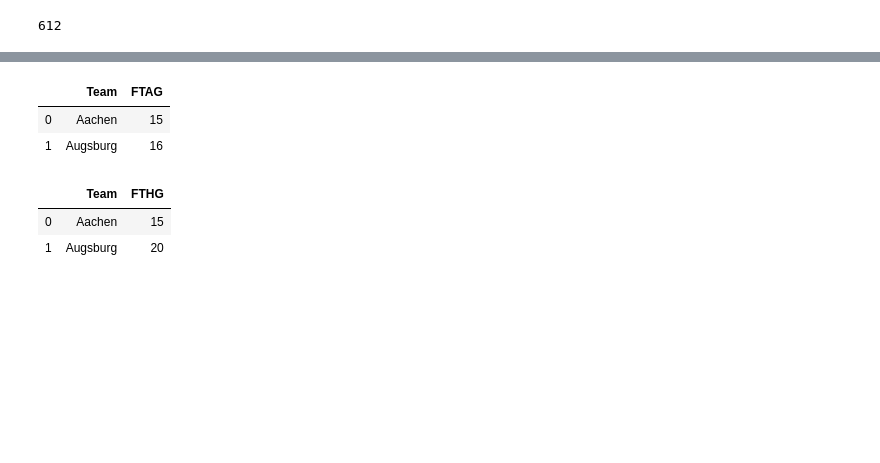
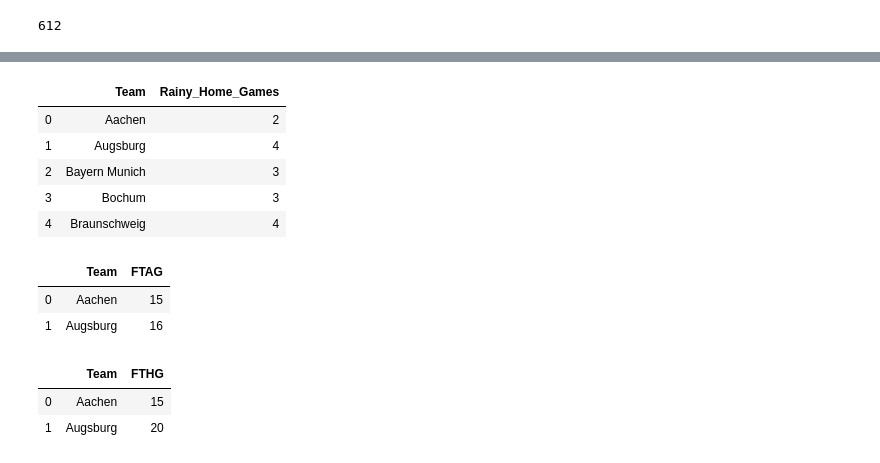
Before and after one commit to petehumphries/Flatiron_School-Module_2_Proj, a Jupyter notebook: module_2_project.ipynb, the cells around one changed output, grey strips where cells are left out. Saved outputs shown, nothing was run; the diff lists cells and outputs as text; code cells hidden in the pictures; blank space fills up the shorter version.

```diff
--- a/module_2_project.ipynb
+++ b/module_2_project.ipynb
@@ -422,3 +435,12 @@ away_goals.columns = ['Team', 'FTAG']
+# %%
+rainy_home_games.head()
+# %% [output]
+|  | Team | Rainy_Home_Games |
+| 0 | Aachen | 2 |
+| 1 | Augsburg | 4 |
+| 2 | Bayern Munich | 3 |
+| 3 | Bochum | 3 |
+| 4 | Braunschweig | 4 |
 # %%
 away_goals.head(2)
 # %% [output]
```
Also changed, not shown: parts of 10 cells of this notebook.
